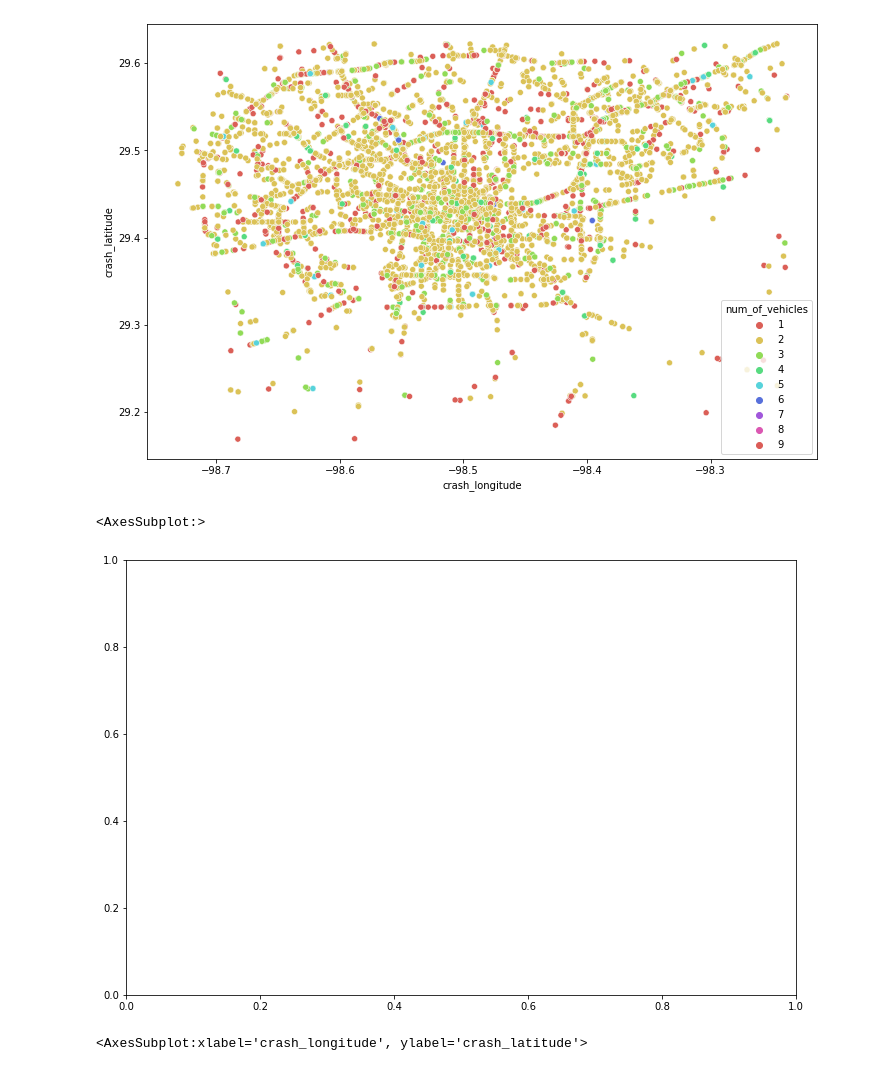
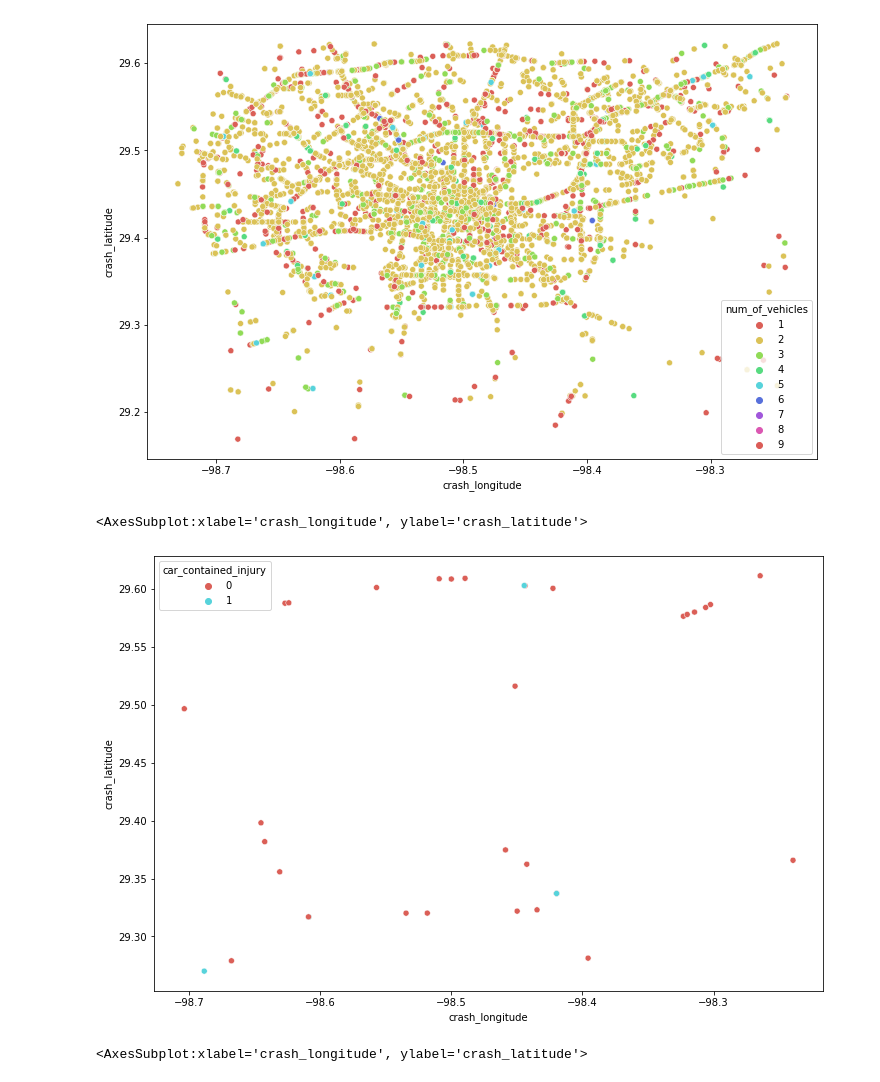
Before and after one commit to RAXR-Capstone/project_danger_zone, a Jupyter notebook: work_space/AnnaWorkspace/anna_scratchbook.ipynb, the cells around one changed output. Saved outputs shown, nothing was run; the diff lists cells and outputs as text; code cells hidden in the pictures.

```diff
--- a/work_space/AnnaWorkspace/anna_scratchbook.ipynb
+++ b/work_space/AnnaWorkspace/anna_scratchbook.ipynb
@@ -14,6 +14,8 @@ df = pd.read_csv('all_accident_data-Copy1.csv', index_col=None)
 # %%
 #drop unnecessary columns
 df = df.drop(columns=['index', 'Unnamed: 0'])
+# %%
+df['speed_limit'] = df['speed_limit'].str.extract('(\d+)').astype(int)
 # %%
 df
 # %% [output]
@@ -149,6 +151,8 @@ df = p.prep_driver_data(df)
 df = p.prep_vehicle_data(df)
 df = p.prep_damage_data(df)
 df = p.create_fault_factor_cols(df)
+df = p.clean_traffic_cats(df)
+df = p.clean_weather_cats(df)
 # %%
 df.columns
 # %% [output]
@@ -252,9 +291,9 @@ sns.scatterplot(data=train, x="crash_longitude", y="crash_latitude", hue='num_of
 # %%
 plt.figure(figsize=(12,8))
-sns.scatterplot(data=train[(train.speed_limit == '5 MPH') & (train.speed == 1)], x="crash_longitude", y="crash_latitude", hue='car_contained_injury', palette = 'hls', legend = 'full')
+sns.scatterplot(data=train[(train.speed_limit == '70 MPH') & (train.speed == 1)], x="crash_longitude", y="crash_latitude", hue='car_contained_injury', palette = 'hls', legend = 'full')
 # %% [output]
-<AxesSubplot:>
+<AxesSubplot:xlabel='crash_longitude', ylabel='crash_latitude'>
-[figure, old version]
+[figure, new version]
 # %%
 plt.figure(figsize=(12,8))
 sns.scatterplot(data=train[(train.speed_limit == '5 MPH') & (train.speed == 0)], x="crash_longitude", y="crash_latitude", hue='car_contained_injury', palette = 'hls', legend = 'full')
```
Also changed, not shown: parts of 25 cells of this notebook.
